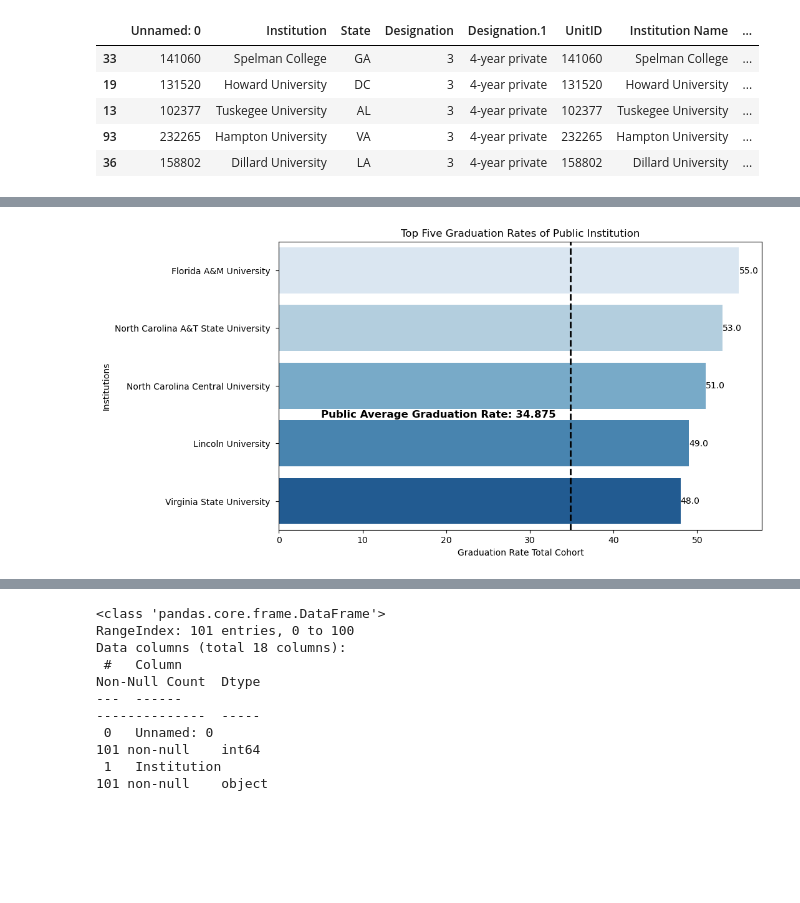
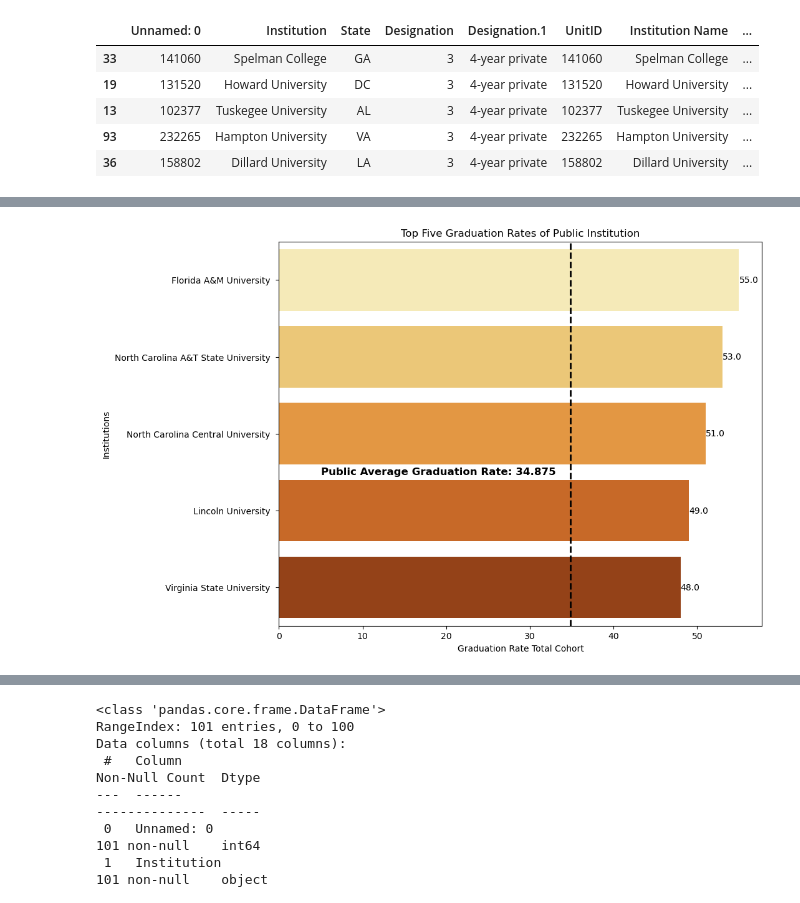
Before and after one commit to mhm516/HBCU_Analysis_Capstone, a Jupyter notebook: notebook/school_stats.ipynb, the cells around one changed output, grey strips where cells are left out. Saved outputs shown, nothing was run; the diff lists cells and outputs as text; code cells hidden in the pictures; blank space fills up the shorter version.

```diff
--- a/notebook/school_stats.ipynb
+++ b/notebook/school_stats.ipynb
@@ -840,18 +823,18 @@ x2
 | 69 | 213598 | Lincoln University | PA | 1 | 4-year public | 213598 | Lincoln University | ... |
 | 95 | 234155 | Virginia State University | VA | 1 | 4-year public | 234155 | Virginia State University | ... |
 # %%
-plt.figure(figsize=(10, 6))
-sns.barplot(x="Graduation_Rate_Total", y="Institution", data=x2, palette="Blues")
+plt.figure(figsize=(10, 8))
+sns.barplot(x="Graduation_Rate_Total", y="Institution", data=x2, palette= 'YlOrBr')
 plt.xlabel('Graduation Rate Total Cohort')
 plt.ylabel('Institutions')
 plt.title('Top Five Graduation Rates of Public Institution')
 plt.axvline(x=34.875, color='black', linestyle='--', linewidth=2)
 plt.text(5, len(x2) / 2, 'Public Average Graduation Rate: 34.875', va='center', ha='left', color='black', fontsize=12, fontweight='bold')
 
 for index, value in enumerate(x2["Graduation_Rate_Total"]):
     plt.text(value, index, str(value), va='center')
 
 plt.savefig('../maps/public_grad_rates.png',bbox_inches='tight',dpi=300)
 plt.show()
 # %% [output]
-[figure, old version]
+[figure, new version]
```
Also changed, not shown: parts of 14 cells of this notebook.
